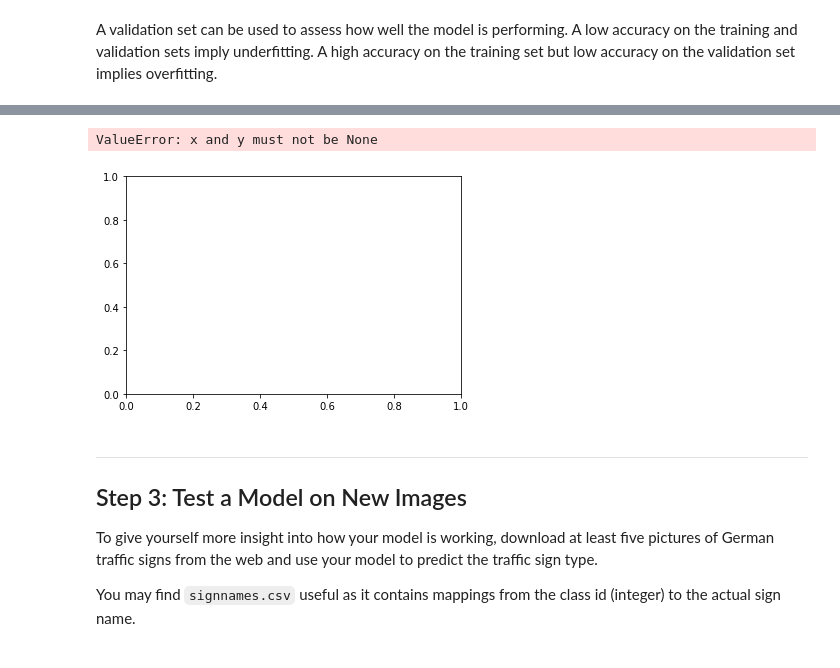
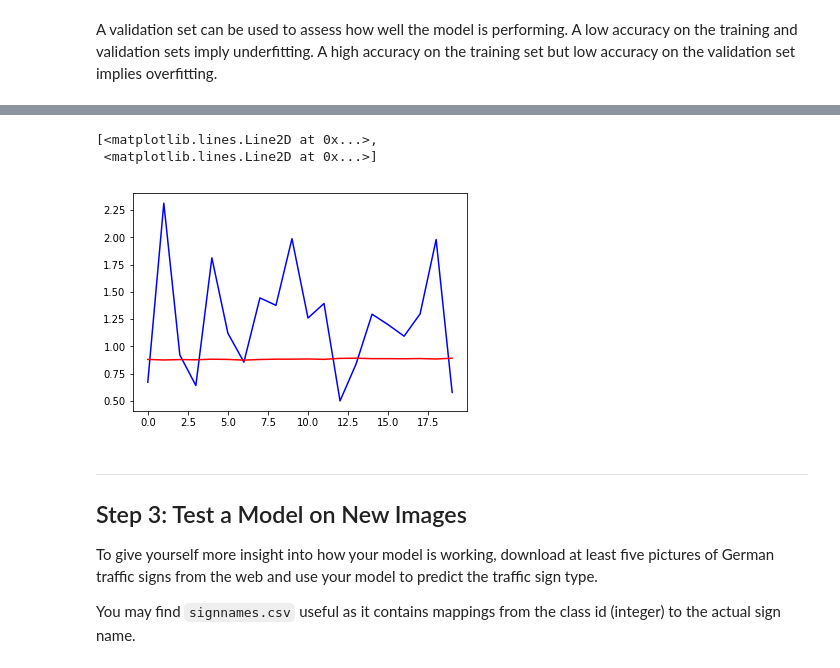
Before and after one commit to satori-stan/CarND-Traffic-Sign-Classifier-Project, a Jupyter notebook: Traffic_Sign_Classifier.ipynb, the cells around one changed output, grey strips where cells are left out. Saved outputs shown, nothing was run; the diff lists cells and outputs as text; code cells hidden in the pictures.

Commit message:
Improved code comments. Added loading of previous module runs. Added previous run data.

```diff
--- a/Traffic_Sign_Classifier.ipynb
+++ b/Traffic_Sign_Classifier.ipynb
@@ -215,16 +208,18 @@ plt.imshow(transform_image(X_train[index], 45, 5, 10))
 # Augment all image classes so that they have roughly the same examples
 import math
 max_examples = np.max(n)
-print(max_examples)
+print("Maximum number of examples for a single class: {}".format(max_examples))
 
 for i in range(int(X_train.shape[0])):
     num_extra = math.floor((max_examples - n[y_train[i]]) / n[y_train[i]])
     if num_extra > 0:
         X_train = np.concatenate((X_train, [transform_image(X_train[i], 45, 5, 10) for _ in range(num_extra)]))
         y_train = np.concatenate((y_train, np.full(num_extra, y_train[i])))
+    if i % 1000 == 0:
+        print("Processing {:.2f}%".format(i*100/n_train))
 
-print(X_train.shape)
-print(y_train.shape)
+print("New shape for training data array: {}".format(X_train.shape))
+print("New shape for training results array (must match data arra): {}".format(y_train.shape))
 # %% [output]
 2010.0
 (74217, 32, 32, 3)
@@ -268,14 +272,14 @@ def LeNet5(x, keep_prob):
     # Using LeNet architecture, 32x32x3 turns into 14x14x6
     conv1_W = tf.Variable(tf.truncated_normal((5, 5, 3, 8), mean = mu, stddev = sigma))
     conv1_b = tf.Variable(tf.truncated_normal([8], mean = mu, stddev = sigma))
-    conv1   = tf.nn.dropout(tf.nn.max_pool(tf.nn.relu(tf.nn.conv2d(x, conv1_W, strides = [1, 1, 1, 1], padding = 'VALID') + conv1_b),
-                            ksize = [1, 2, 2, 1], strides = [1, 2, 2, 1], padding = 'VALID'), keep_prob)
+    conv1   = tf.nn.max_pool(tf.nn.relu(tf.nn.conv2d(x, conv1_W, strides = [1, 1, 1, 1], padding = 'VALID') + conv1_b),
+                            ksize = [1, 2, 2, 1], strides = [1, 2, 2, 1], padding = 'VALID')
 
     # Second convolution takes us from 14x14x6 to 5x5x16
     conv2_W = tf.Variable(tf.truncated_normal((5, 5, 8, 16), mean = mu, stddev = sigma))
     conv2_b = tf.Variable(tf.truncated_normal([16], mean = mu, stddev = sigma))
-    conv2   = tf.nn.dropout(tf.nn.max_pool(tf.nn.relu(tf.nn.conv2d(conv1, conv2_W, strides = [1, 1, 1, 1], padding = 'VALID') + conv2_b),
-                            ksize = [1, 2, 2, 1], strides = [1, 2, 2, 1], padding = 'VALID'), keep_prob)
+    conv2   = tf.nn.max_pool(tf.nn.relu(tf.nn.conv2d(conv1, conv2_W, strides = [1, 1, 1, 1], padding = 'VALID') + conv2_b),
+                            ksize = [1, 2, 2, 1], strides = [1, 2, 2, 1], padding = 'VALID')
     # Flatten to have 400x linear array
     conv2_ = flatten(conv2)
 
@@ -315,7 +319,7 @@ keep_prob = tf.placeholder(tf.float32) # Dropout probability
 one_hot_y = tf.one_hot(y, n_classes)
 # %%
 # Define optimizaton operations to complete NN execution
-rate = 0.0001
+rate = 0.000062
 
 logits = LeNet5(x, keep_prob)
 cross_entropy = tf.nn.softmax_cross_entropy_with_logits(labels=one_hot_y, logits=logits)
@@ -326,8 +330,8 @@ training_operation = optimizer.minimize(loss_operation)
 # %%
 # Operations to calculate accuracy of the model
 
-EPOCHS = 3
-BATCH_SIZE = 64
+EPOCHS = 200
+BATCH_SIZE = 128
 
 correct_prediction = tf.equal(tf.argmax(logits, 1), tf.argmax(one_hot_y, 1))
 accuracy_operation = tf.reduce_mean(tf.cast(correct_prediction, tf.float32))
@@ -345,12 +349,20 @@ def evaluate(X_data, y_data):
 # %%
 # Train the model
 from sklearn.utils import shuffle
+import os
 
 loss_points = []
 accy_points = []
 
+checkpoint = 'lenet'
+
 with tf.Session() as sess:
-    sess.run(tf.global_variables_initializer())
+    # Build on previously generated results, if available instead of starting every time from scratch.
+    # This works unless the model changes, and would probably benefit from properly naming the TF variables.
+    if checkpoint + '.index' in os.listdir():
+        saver.restore(sess, './' + checkpoint)
+    else:
+        sess.run(tf.global_variables_initializer())
     num_examples = len(X_train)
 
     print("Training...")
@@ -363,11 +375,12 @@ with tf.Session() as sess:
             _,minimized_loss = sess.run((training_operation, loss_operation), feed_dict={x: batch_x, y: batch_y, keep_prob: 0.5})
 
         validation_accuracy,_ = evaluate(X_valid, y_valid)
-        print("EPOCH {} ... Training loss = {:.5f}, Validation Accuracy = {:.3f}".format(i+1, minimized_loss, validation_accuracy))
+        if i % 10 == 0:
+            print("EPOCH {} ... Training loss = {:.5f}, Validation Accuracy = {:.3f}".format(i+1, minimized_loss, validation_accuracy))
         loss_points.append(minimized_loss)
         accy_points.append(validation_accuracy)
 
-    saver.save(sess, './lenet')
+    saver.save(sess, './' + checkpoint)
     #print("Model saved")
 plt.plot(loss_points, 'b', accy_points, 'r')
 # %% [output]
@@ -379,5 +391,6 @@ EPOCH 3 ... Training loss = 3.36358, Validation Accuracy = 0.110
-ValueError: x and y must not be None
+[<matplotlib.lines.Line2D at 0x...>,
+ <matplotlib.lines.Line2D at 0x...>]
-[figure, old version]
+[figure, new version]
 # %%
 with tf.Session() as sess:
     saver.restore(sess, tf.train.latest_checkpoint('.'))
```
Also changed, not shown: parts of 9 cells of this notebook, 3 other files.
